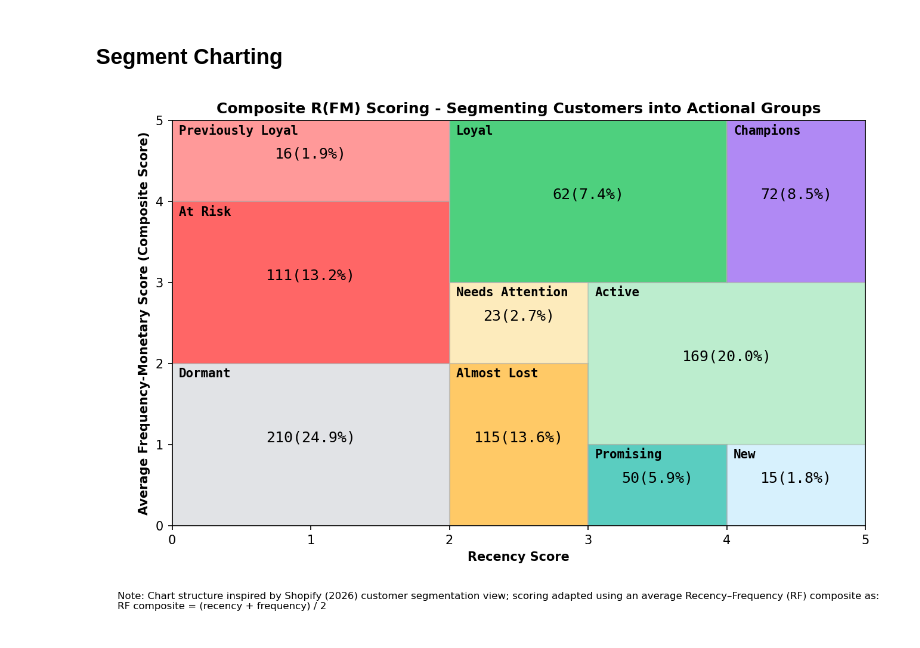
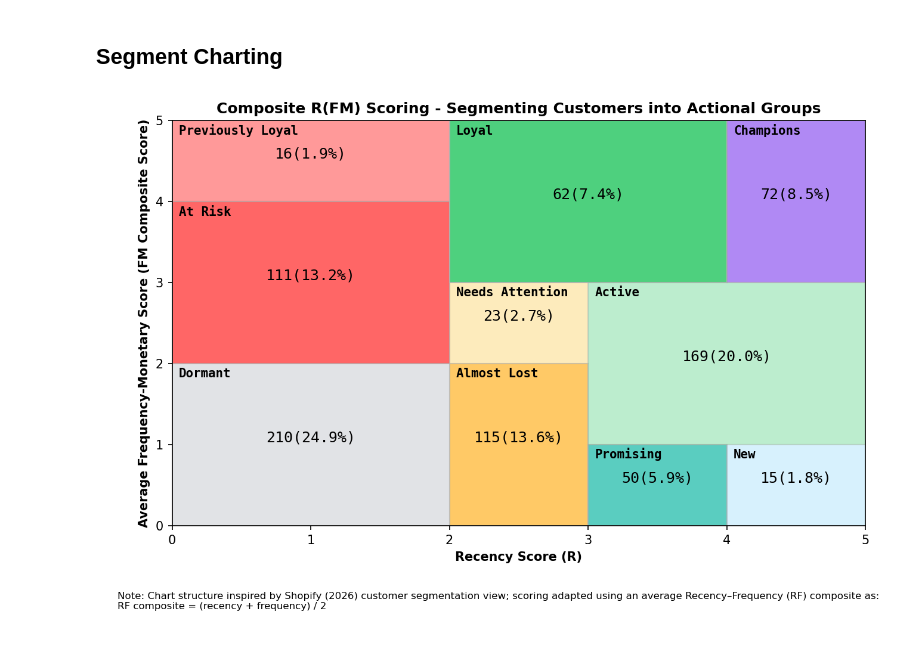
Before and after one commit to djdebonis/rfm, a Jupyter notebook: ecommerce_data.ipynb, the cells around one changed output. Cells and saved outputs as stored; diff of their text form; code cells hidden in the pictures.

```diff
--- a/ecommerce_data.ipynb
+++ b/ecommerce_data.ipynb
@@ -573,8 +573,8 @@ def add_box(x_start, y_start, width, height, color, alpha, label):
 fig.text(
     0.05, -0.05,
     """
-    Note: Chart structure inspired by Shopify (2026) customer segmentation view; scoring adapted using an average Recency–Frequency (RF) composite as:
-    RF composite = (recency + frequency) / 2
+    Note: Chart structure inspired by Shopify (2026) customer segmentation view; scoring adapted using an average Frequency-Monetary (FM) composite as:
+    FM composite = (frequency + monetary) / 2
     """,
     ha="left",
     fontsize=8
@@ -595,34 +595,34 @@ add_box(x_start=2, y_start=0, width=1, height=2,
 
 add_box(x_start=2, y_start=2, width=1, height=1,
         color="#FBBF24", alpha=0.3, label="Needs Attention")
 
 add_box(x_start=2, y_start=3, width=2, height=2,
         color="#22C55E", alpha=0.8, label="Loyal")
 
 add_box(x_start=3, y_start=0, width=1, height=1,
         color="#14B8A6", alpha=0.7, label="Promising")
 
 add_box(x_start=4, y_start=0, width=1, height=1,
         color="#38BDF8", alpha=0.2, label="New")
 
 add_box(x_start=3, y_start=1, width=2, height=2,
         color="#22C55E", alpha=0.3, label="Active")
 
 add_box(x_start=4, y_start=3, width=1, height=2,
         color="#7C3AED", alpha=0.6, label="Champions")
 
 ax.set_xlabel("Recency Score (R)", weight = "semibold")
 ax.set_ylabel("Average Frequency-Monetary Score (FM Composite Score)", weight="semibold")
 ax.set_title("Composite R(FM) Scoring - Segmenting Customers into Actional Groups", weight="semibold")
 fig.savefig(
     "r_fm_groupings_1.png",
     dpi=300,
     bbox_inches="tight",
     pad_inches=0.25
 )
 fig.show()
 # %% [output]
-[figure, old version]
+[figure, new version]
 # %%
 
 customer_summary.to_csv("ecomm_rfm_scores.csv")
```
Also changed, not shown: 1 other file.
